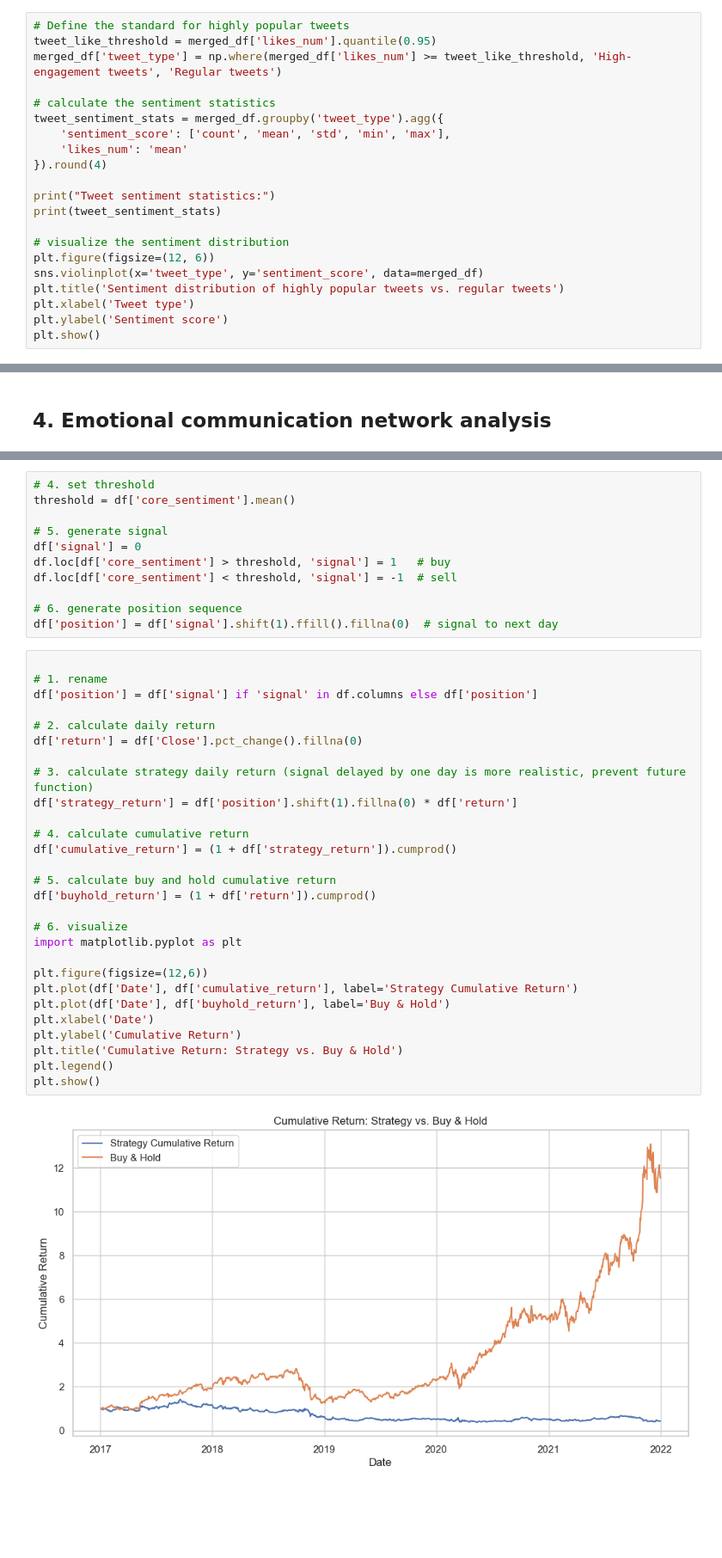
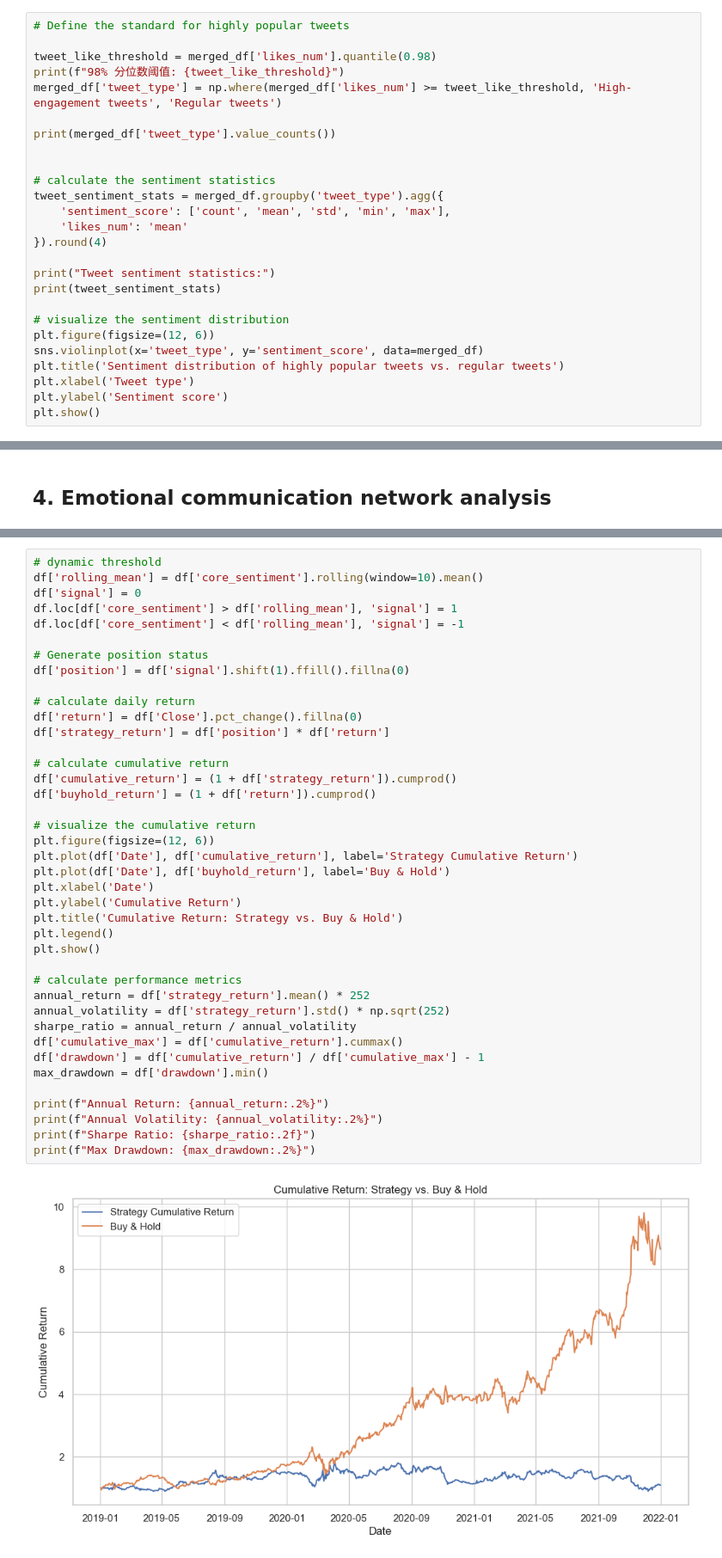
Before and after one commit to INdieCogneuro/IE684-TweetMiner_Market_Sentiment_Analysis, a Jupyter notebook: 4_Analysis/6_UserEngagementandSentimentDiffusionAnalysis.ipynb, the cells around one changed output, grey strips where cells are left out. Shown at 86% size. Saved outputs shown, nothing was run; the diff lists cells and outputs as text; blank space fills up the shorter version.

```diff
--- a/4_Analysis/6_UserEngagementandSentimentDiffusionAnalysis.ipynb
+++ b/4_Analysis/6_UserEngagementandSentimentDiffusionAnalysis.ipynb
@@ -148,7 +195,12 @@ High-engagement users (as defined by total likes) do not show strong sentimen
 # %%
 # Define the standard for highly popular tweets
-tweet_like_threshold = merged_df['likes_num'].quantile(0.95)
+
+tweet_like_threshold = merged_df['likes_num'].quantile(0.98)
+print(f"98% 分位数阈值: {tweet_like_threshold}")
 merged_df['tweet_type'] = np.where(merged_df['likes_num'] >= tweet_like_threshold, 'High-engagement tweets', 'Regular tweets')
+
+print(merged_df['tweet_type'].value_counts())
+
 
 # calculate the sentiment statistics
 tweet_sentiment_stats = merged_df.groupby('tweet_type').agg({
@@ -308,41 +337,42 @@ df['core_sentiment'] = df['core_sentiment'].ffill().bfill()  # missing value fil
-# %%
-# 4. set threshold
-threshold = df['core_sentiment'].mean()
-
-# 5. generate signal
-df['signal'] = 0
-df.loc[df['core_sentiment'] > threshold, 'signal'] = 1   # buy
-df.loc[df['core_sentiment'] < threshold, 'signal'] = -1  # sell
-
-# 6. generate position sequence
-df['position'] = df['signal'].shift(1).ffill().fillna(0)  # signal to next day
 # %%
+# dynamic threshold
+df['rolling_mean'] = df['core_sentiment'].rolling(window=10).mean()
+df['signal'] = 0
+df.loc[df['core_sentiment'] > df['rolling_mean'], 'signal'] = 1
+df.loc[df['core_sentiment'] < df['rolling_mean'], 'signal'] = -1
 
-# 1. rename
-df['position'] = df['signal'] if 'signal' in df.columns else df['position']
+# Generate position status
+df['position'] = df['signal'].shift(1).ffill().fillna(0)
 
-# 2. calculate daily return
+# calculate daily return
 df['return'] = df['Close'].pct_change().fillna(0)
+df['strategy_return'] = df['position'] * df['return']
 
-# 3. calculate strategy daily return (signal delayed by one day is more realistic, prevent future function)
-df['strategy_return'] = df['position'].shift(1).fillna(0) * df['return']
-
-# 4. calculate cumulative return
+# calculate cumulative return
 df['cumulative_return'] = (1 + df['strategy_return']).cumprod()
-
-# 5. calculate buy and hold cumulative return
 df['buyhold_return'] = (1 + df['return']).cumprod()
 
-# 6. visualize
-import matplotlib.pyplot as plt
-
-plt.figure(figsize=(12,6))
+# visualize the cumulative return
+plt.figure(figsize=(12, 6))
 plt.plot(df['Date'], df['cumulative_return'], label='Strategy Cumulative Return')
 plt.plot(df['Date'], df['buyhold_return'], label='Buy & Hold')
 plt.xlabel('Date')
 plt.ylabel('Cumulative Return')
 plt.title('Cumulative Return: Strategy vs. Buy & Hold')
 plt.legend()
 plt.show()
+
+# calculate performance metrics
+annual_return = df['strategy_return'].mean() * 252
+annual_volatility = df['strategy_return'].std() * np.sqrt(252)
+sharpe_ratio = annual_return / annual_volatility
+df['cumulative_max'] = df['cumulative_return'].cummax()
+df['drawdown'] = df['cumulative_return'] / df['cumulative_max'] - 1
+max_drawdown = df['drawdown'].min()
+
+print(f"Annual Return: {annual_return:.2%}")
+print(f"Annual Volatility: {annual_volatility:.2%}")
+print(f"Sharpe Ratio: {sharpe_ratio:.2f}")
+print(f"Max Drawdown: {max_drawdown:.2%}")
 # %% [output]
-[figure, old version]
+[figure, new version]
```
Also changed, not shown: parts of 15 cells of this notebook, 5 other files.
